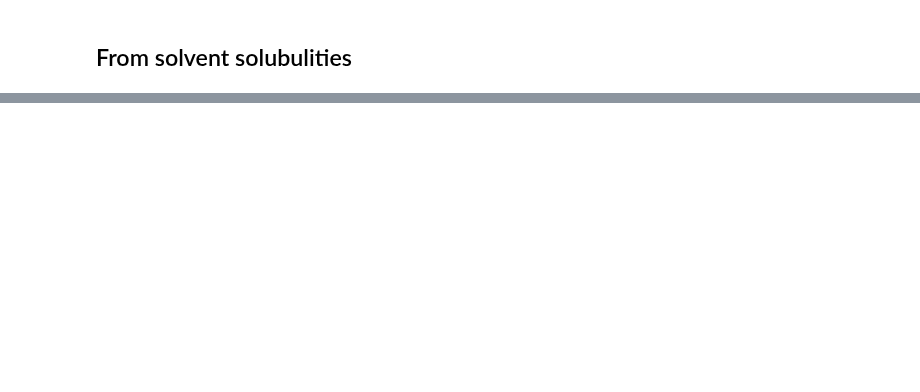
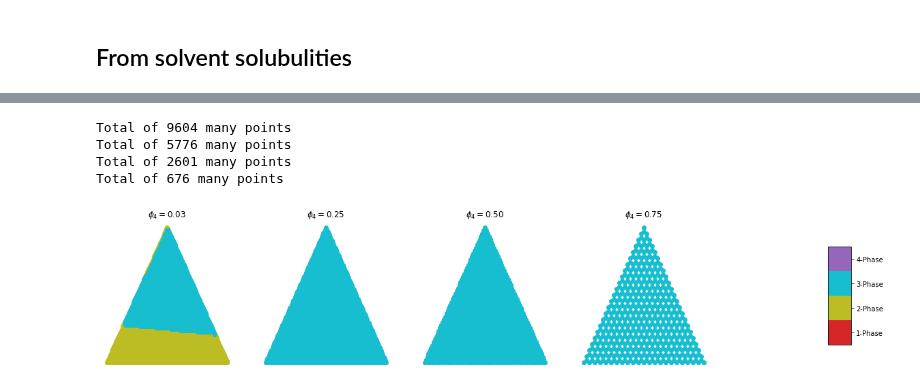
Before and after one commit to kiranvad/polyphase, a Jupyter notebook: notebooks/05-Four component system.ipynb, the cells around one changed output, grey strips where cells are left out. Saved outputs shown, nothing was run; the diff lists cells and outputs as text; code cells hidden in the pictures; blank space fills up the shorter version.

```diff
--- a/notebooks/05-Four component system.ipynb
+++ b/notebooks/05-Four component system.ipynb
@@ -102,3 +164,11 @@ Computation took 192.66s
+# %%
+show_slices(engine)
+# %% [output]
+Total of 9604 many points
+Total of 5776 many points
+Total of 2601 many points
+Total of 676 many points
+[figure, added]
 # %%
 from itertools import combinations
 M_inds = list(combinations([0,1,2,3],3))
```
Also changed, not shown: parts of 10 cells of this notebook, 6 other files.
